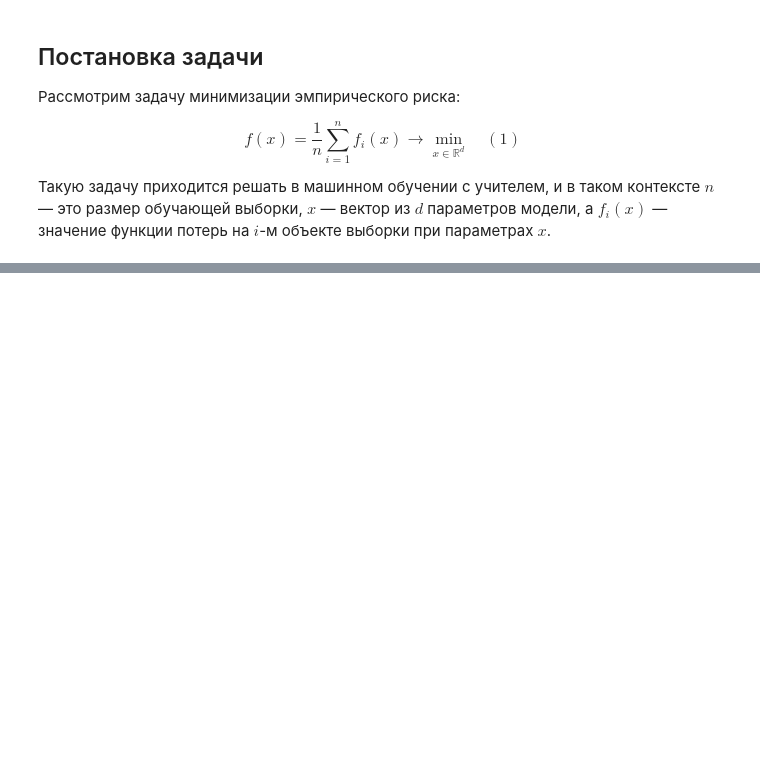
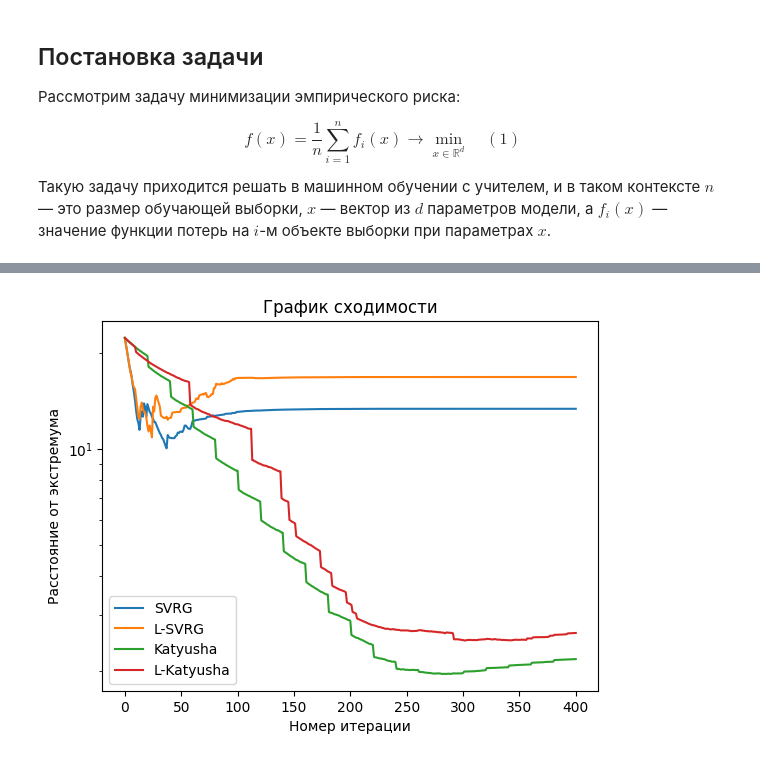
Before and after one commit to sribnyak/loopless-svrg-katyusha, a Jupyter notebook: loopless.ipynb, the cells around one changed output, grey strips where cells are left out. Saved outputs shown, nothing was run; the diff lists cells and outputs as text; code cells hidden in the pictures; blank space fills up the shorter version.

```diff
--- a/loopless.ipynb
+++ b/loopless.ipynb
@@ -26,0 +173,33 @@ $$ f(x) = \frac{1}{n} \sum_{i=1}^n f_i(x) \rightarrow \min_{x \in \mathbb{R}^d}
+# %%
+def f_toy(i, x):
+    return x[i]**2 * i / 2
+
+
+def grad_toy(i, x):
+    res = np.zeros_like(x)
+    res[i] = i * x[i]
+    return res
+# %%
+d = 20
+n = d
+
+rng = np.random.default_rng(3194312162)
+
+init = 5 * np.ones(d)
+xs_s = SVRG(n=d, grad=grad_toy, outer_num_iter=20, x_0=init, stepsize=0.1, m=n, rng=rng)
+xs_ls = L_SVRG(n=n, grad=grad_toy, num_iter=400, x_0=init, stepsize=0.1, p=1/n, rng=rng)
+xs_k = Katyusha(n=n, grad=grad_toy, outer_num_iter=20, y_0=init, t1=0.5, t2=0.5, m=n, mu=1, L=n, rng=rng)
+xs_lk = L_Katyusha(n=n, grad=grad_toy, num_iter=400, y_0=init, t1=0.5, t2=0.5, p=1/n, mu=1, L=n, rng=rng)
+# %%
+plt.plot(np.linalg.norm(xs_s, axis=1), label='SVRG')
+plt.plot(np.linalg.norm(xs_ls, axis=1), label='L-SVRG')
+plt.plot(np.linalg.norm(xs_k, axis=1), label='Katyusha')
+plt.plot(np.linalg.norm(xs_lk, axis=1), label='L-Katyusha')
+plt.yscale('log')
+plt.title('График сходимости')
+plt.xlabel('Номер итерации')
+plt.ylabel('Расстояние от экстремума')
+plt.legend()
+plt.show()
+# %% [output]
+[figure, added]
```
Also changed, not shown: parts of 9 cells of this notebook.
